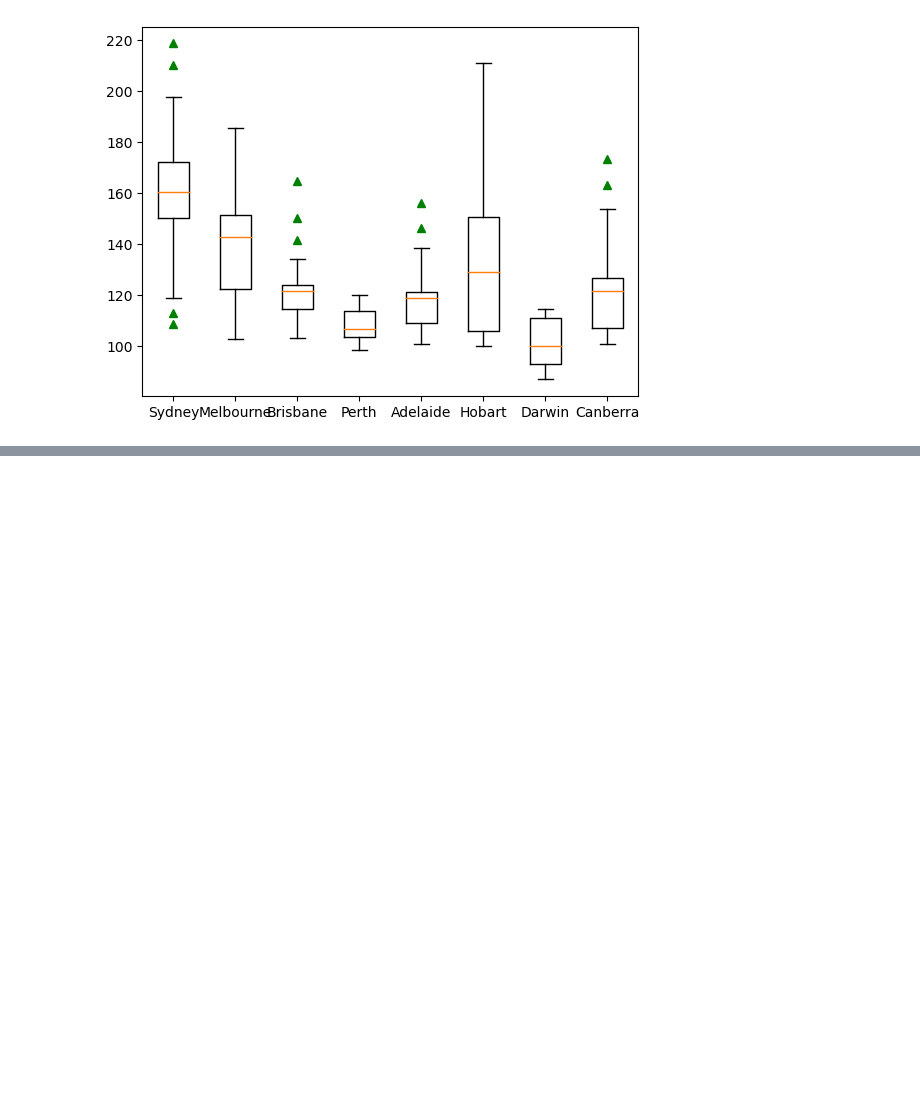
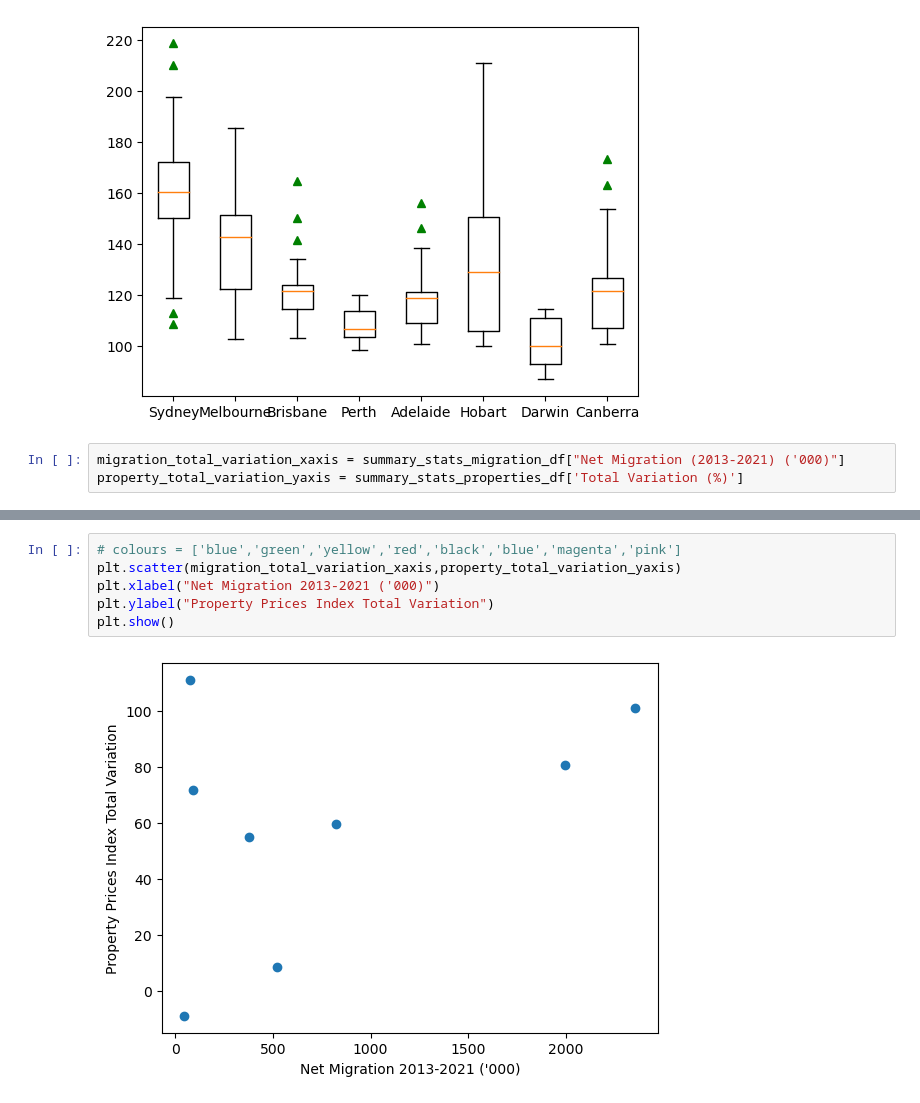
Before and after one commit to L-Tren/Project-1-Group-2, a Jupyter notebook: Project_1_Group2.ipynb, the cells around one changed output, grey strips where cells are left out. Cells and saved outputs as stored; diff of their text form; blank space fills up the shorter version.

Commit message:
adds scatter plot code

```diff
--- a/Project_1_Group2.ipynb
+++ b/Project_1_Group2.ipynb
@@ -298,3 +310,6 @@ plt.boxplot(reduced_property_df, labels = capitals, sym = '^g')
 plt.show()
 # %% [output]
 [figure]
+# %%
+migration_total_variation_xaxis = summary_stats_migration_df["Net Migration (2013-2021) ('000)"]
+property_total_variation_yaxis = summary_stats_properties_df['Total Variation (%)']
@@ -300,0 +340,8 @@ plt.show()
+# %%
+# colours = ['blue','green','yellow','red','black','blue','magenta','pink']
+plt.scatter(migration_total_variation_xaxis,property_total_variation_yaxis)
+plt.xlabel("Net Migration 2013-2021 ('000)")
+plt.ylabel("Property Prices Index Total Variation")
+plt.show()
+# %% [output]
+[figure, added]
```
Also changed, not shown: parts of 3 cells of this notebook.
